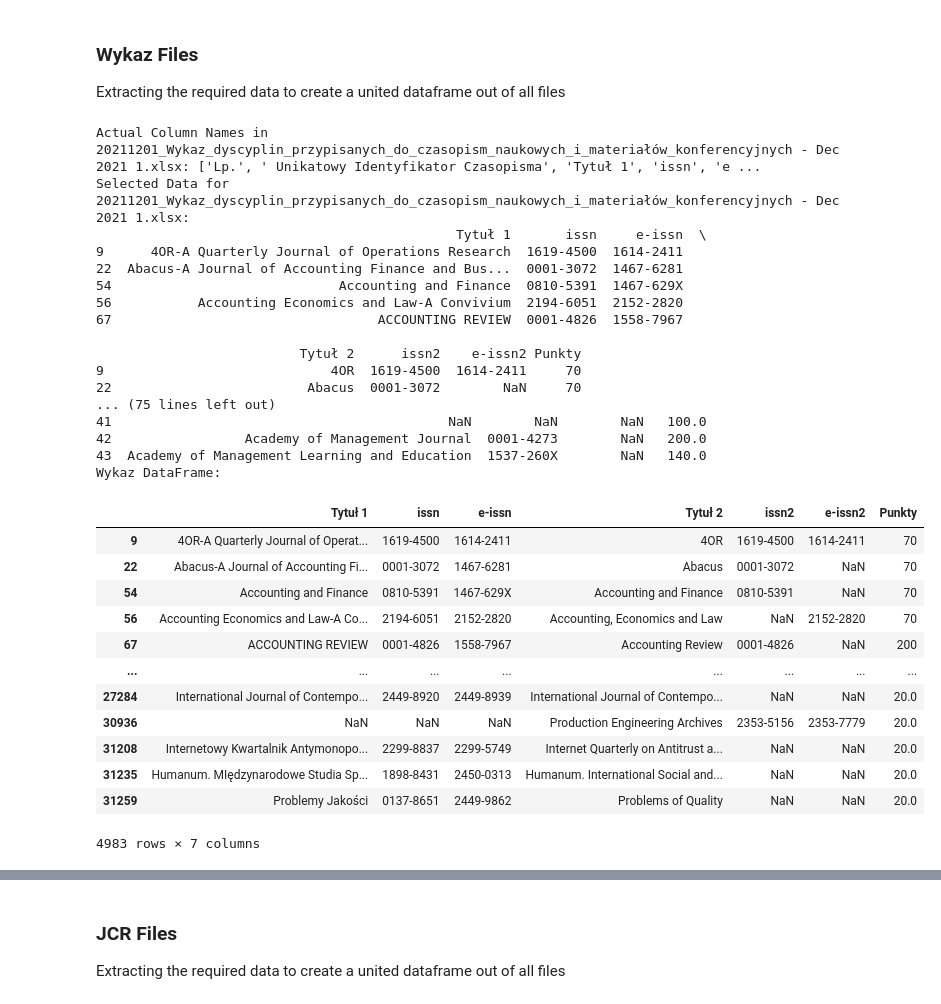
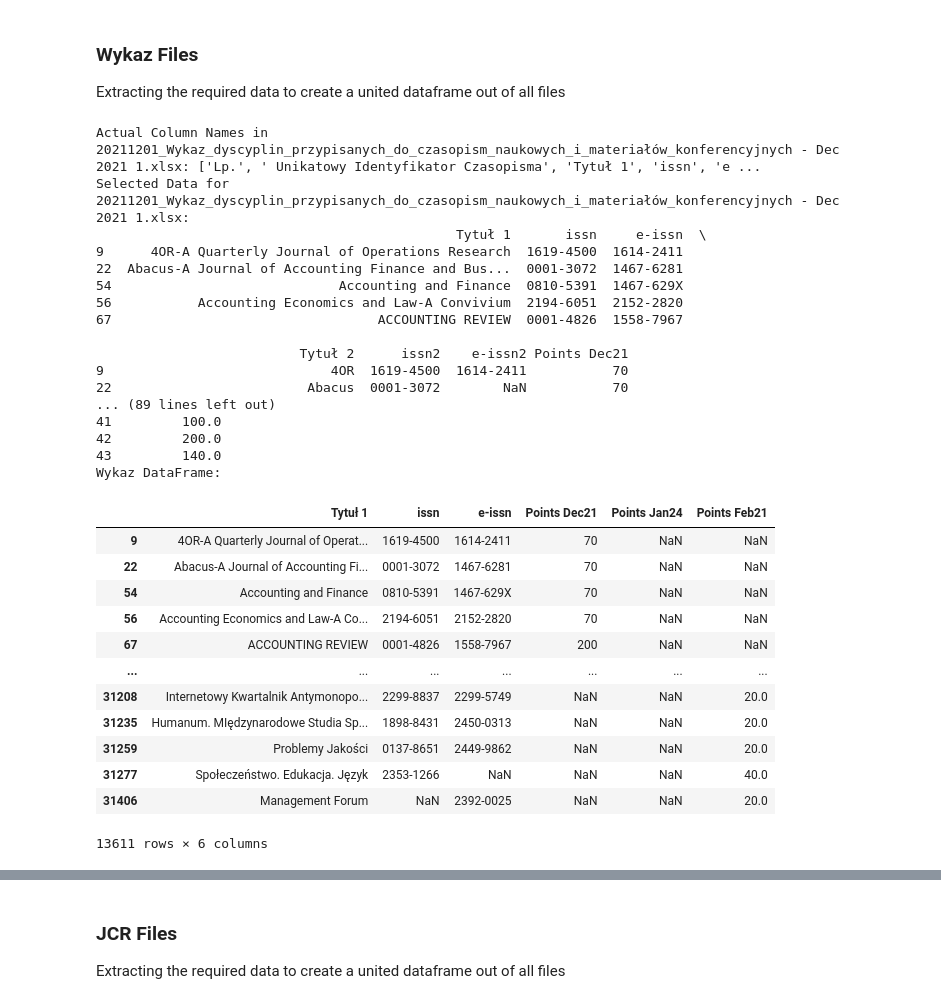
Before and after one commit to alonbenach/journal_ETL, a Jupyter notebook: task.ipynb, the cells around one changed output, grey strips where cells are left out. Cells and saved outputs as stored; diff of their text form; code cells hidden in the pictures.

```diff
--- a/task.ipynb
+++ b/task.ipynb
@@ -182,60 +164,96 @@ wykaz_data['20240105_Wykaz_czasopism_naukowych_2024_styczeń.xlsx']
+# %%
+# Rename Punkty columns to reflect date
+def rename_columns_in_wykaz_data(data_dict):
+    for df_name, df in data_dict.items():
+        # Check if the DataFrame is the specific one
+        if df_name == "20211201_Wykaz_dyscyplin_przypisanych_do_czasopism_naukowych_i_materiałów_konferencyjnych - Dec 2021 1.xlsx":
+            # Check if 'Punkty' column exists
+            if 'Punkty' in df.columns:
+                # Rename 'Punkty' column
+                df.rename(columns={'Punkty': 'Points Dec21'}, inplace=True)
+        elif df_name == "Wykaz_dyscyplin_do_czasopism_i_materiałów_konferencyjnych Feb 2021.xlsx":
+            # Check if 'Punkty' column exists
+            if 'Punkty' in df.columns:
+                # Rename 'Punkty' column
+                df.rename(columns={'Punkty': 'Points Feb21'}, inplace=True)
+
+    return data_dict
+
+wykaz_data = rename_columns_in_wykaz_data(wykaz_data)
 # %% [markdown]
 ### Wykaz Files
 Extracting the required data to create a united dataframe out of all files
 # %%
 # Create a single DataFrame from all Wykaz files
-wykaz_df = pd.DataFrame(columns=['Tytuł 1', 'issn', 'e-issn', 'Tytuł 2', 'issn2', 'e-issn2', 'Punkty'])
+wykaz_df = pd.DataFrame(columns=['Tytuł 1', 'issn', 'e-issn', 'Tytuł 2', 'issn2', 'e-issn2'])
 
 # Extract data from Wykaz files for categories 501 and 506
 for file_name, file_data in wykaz_data.items():
     for column in file_data.columns:
         if column in [501, 506]:
-            selected_columns = ['Tytuł 1', 'issn', 'e-issn', 'Tytuł 2', 'issn2', 'e-issn2', 'Punkty']
+            # Find all 'Points' columns in the DataFrame
+            points_columns = [col for col in file_data.columns if isinstance(col, str) and col.startswith('Points')]
+
+            # Create the list of selected columns
+            selected_columns = ['Tytuł 1', 'issn', 'e-issn', 'Tytuł 2', 'issn2', 'e-issn2'] + points_columns
 
             # Print the actual column names in the DataFrame
             print(f"Actual Column Names in {file_name}: {file_data.columns.tolist()}")
 
             selected_data = file_data[file_data[column] == 'x'][selected_columns]
 
             # Print the selected data to see if the columns are present
             print(f"Selected Data for {file_name}:\n{selected_data.head()}")
 
             wykaz_df = pd.concat([wykaz_df, selected_data])
 
 # Deduplicate the resulting DataFrame
 wykaz_df = wykaz_df.drop_duplicates()
 
+# Replace various representations of missing values in 'issn' and 'e-issn' with NaN
+missing_values = ['', '         ', 'NA', 'N/A', 'NaN', 'nan', None]
+wykaz_df['issn'].replace(missing_values, np.nan, inplace=True)
+wykaz_df['e-issn'].replace(missing_values, np.nan, inplace=True)
+
+# Fill NaN values in 'Tytuł 1', 'issn', 'e-issn' with values from 'Tytuł 2', 'issn2', 'e-issn2' respectively
+wykaz_df['Tytuł 1'].fillna(wykaz_df['Tytuł 2'], inplace=True)
+wykaz_df['issn'].fillna(wykaz_df['issn2'], inplace=True)
+wykaz_df['e-issn'].fillna(wykaz_df['e-issn2'], inplace=True)
+
+# Drop the 'Tytuł 2', 'issn2', 'e-issn2' columns
+wykaz_df = wykaz_df.drop(columns=['Tytuł 2', 'issn2', 'e-issn2'])
+
 # Display the resulting Wykaz DataFrame
 print("Wykaz DataFrame:")
 wykaz_df
 # %% [output]
 Actual Column Names in 20211201_Wykaz_dyscyplin_przypisanych_do_czasopism_naukowych_i_materiałów_konferencyjnych - Dec 2021 1.xlsx: ['Lp.', ' Unikatowy Identyfikator Czasopisma', 'Tytuł 1', 'issn', 'e ...
 Selected Data for 20211201_Wykaz_dyscyplin_przypisanych_do_czasopism_naukowych_i_materiałów_konferencyjnych - Dec 2021 1.xlsx:
                                               Tytuł 1       issn     e-issn  \
 9      4OR-A Quarterly Journal of Operations Research  1619-4500  1614-2411
 22  Abacus-A Journal of Accounting Finance and Bus...  0001-3072  1467-6281
 54                             Accounting and Finance  0810-5391  1467-629X
 56           Accounting Economics and Law-A Convivium  2194-6051  2152-2820
 67                                  ACCOUNTING REVIEW  0001-4826  1558-7967
 
-                          Tytuł 2      issn2    e-issn2 Punkty
-9                             4OR  1619-4500  1614-2411     70
-22                         Abacus  0001-3072        NaN     70
-... (75 lines left out)
-41                                           NaN        NaN        NaN   100.0
-42                 Academy of Management Journal  0001-4273        NaN   200.0
-43  Academy of Management Learning and Education  1537-260X        NaN   140.0
+                          Tytuł 2      issn2    e-issn2 Points Dec21
+9                             4OR  1619-4500  1614-2411           70
+22                         Abacus  0001-3072        NaN           70
+... (89 lines left out)
+41         100.0
+42         200.0
+43         140.0
 Wykaz DataFrame:
-|  | Tytuł 1 | issn | e-issn | Tytuł 2 | issn2 | e-issn2 | Punkty |
-| 9 | 4OR-A Quarterly Journal of Operat... | 1619-4500 | 1614-2411 | 4OR | 1619-4500 | 1614-2411 | 70 |
-| 22 | Abacus-A Journal of Accounting Fi... | 0001-3072 | 1467-6281 | Abacus | 0001-3072 | NaN | 70 |
-| 54 | Accounting and Finance | 0810-5391 | 1467-629X | Accounting and Finance | 0810-5391 | NaN | 70 |
-| 56 | Accounting Economics and Law-A Co... | 2194-6051 | 2152-2820 | Accounting, Economics and Law | NaN | 2152-2820 | 70 |
-| 67 | ACCOUNTING REVIEW | 0001-4826 | 1558-7967 | Accounting Review | 0001-4826 | NaN | 200 |
-| ... | ... | ... | ... | ... | ... | ... | ... |
-| 27284 | International Journal of Contempo... | 2449-8920 | 2449-8939 | International Journal of Contempo... | NaN | NaN | 20.0 |
-| 30936 | NaN | NaN | NaN | Production Engineering Archives | 2353-5156 | 2353-7779 | 20.0 |
-| 31208 | Internetowy Kwartalnik Antymonopo... | 2299-8837 | 2299-5749 | Internet Quarterly on Antitrust a... | NaN | NaN | 20.0 |
-| 31235 | Humanum. MIędzynarodowe Studia Sp... | 1898-8431 | 2450-0313 | Humanum. International Social and... | NaN | NaN | 20.0 |
-| 31259 | Problemy Jakości | 0137-8651 | 2449-9862 | Problems of Quality | NaN | NaN | 20.0 |
+|  | Tytuł 1 | issn | e-issn | Points Dec21 | Points Jan24 | Points Feb21 |
+| 9 | 4OR-A Quarterly Journal of Operat... | 1619-4500 | 1614-2411 | 70 | NaN | NaN |
+| 22 | Abacus-A Journal of Accounting Fi... | 0001-3072 | 1467-6281 | 70 | NaN | NaN |
+| 54 | Accounting and Finance | 0810-5391 | 1467-629X | 70 | NaN | NaN |
+| 56 | Accounting Economics and Law-A Co... | 2194-6051 | 2152-2820 | 70 | NaN | NaN |
+| 67 | ACCOUNTING REVIEW | 0001-4826 | 1558-7967 | 200 | NaN | NaN |
+| ... | ... | ... | ... | ... | ... | ... |
+| 31208 | Internetowy Kwartalnik Antymonopo... | 2299-8837 | 2299-5749 | NaN | NaN | 20.0 |
+| 31235 | Humanum. MIędzynarodowe Studia Sp... | 1898-8431 | 2450-0313 | NaN | NaN | 20.0 |
+| 31259 | Problemy Jakości | 0137-8651 | 2449-9862 | NaN | NaN | 20.0 |
+| 31277 | Społeczeństwo. Edukacja. Język | 2353-1266 | NaN | NaN | NaN | 40.0 |
+| 31406 | Management Forum | NaN | 2392-0025 | NaN | NaN | 20.0 |
-4983 rows × 7 columns
+13611 rows × 6 columns
```
Also changed, not shown: parts of 20 cells of this notebook, 1 other file.
